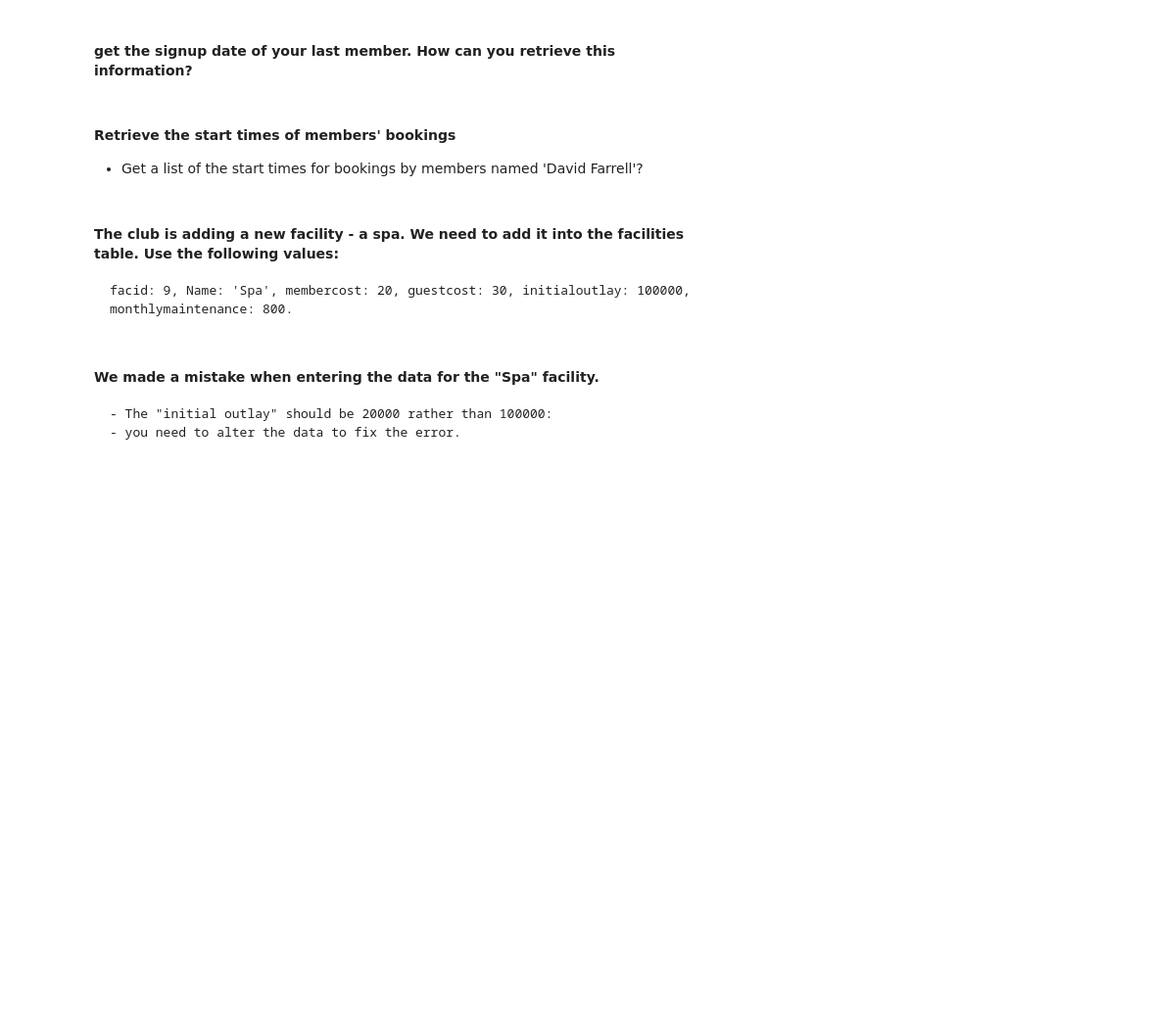
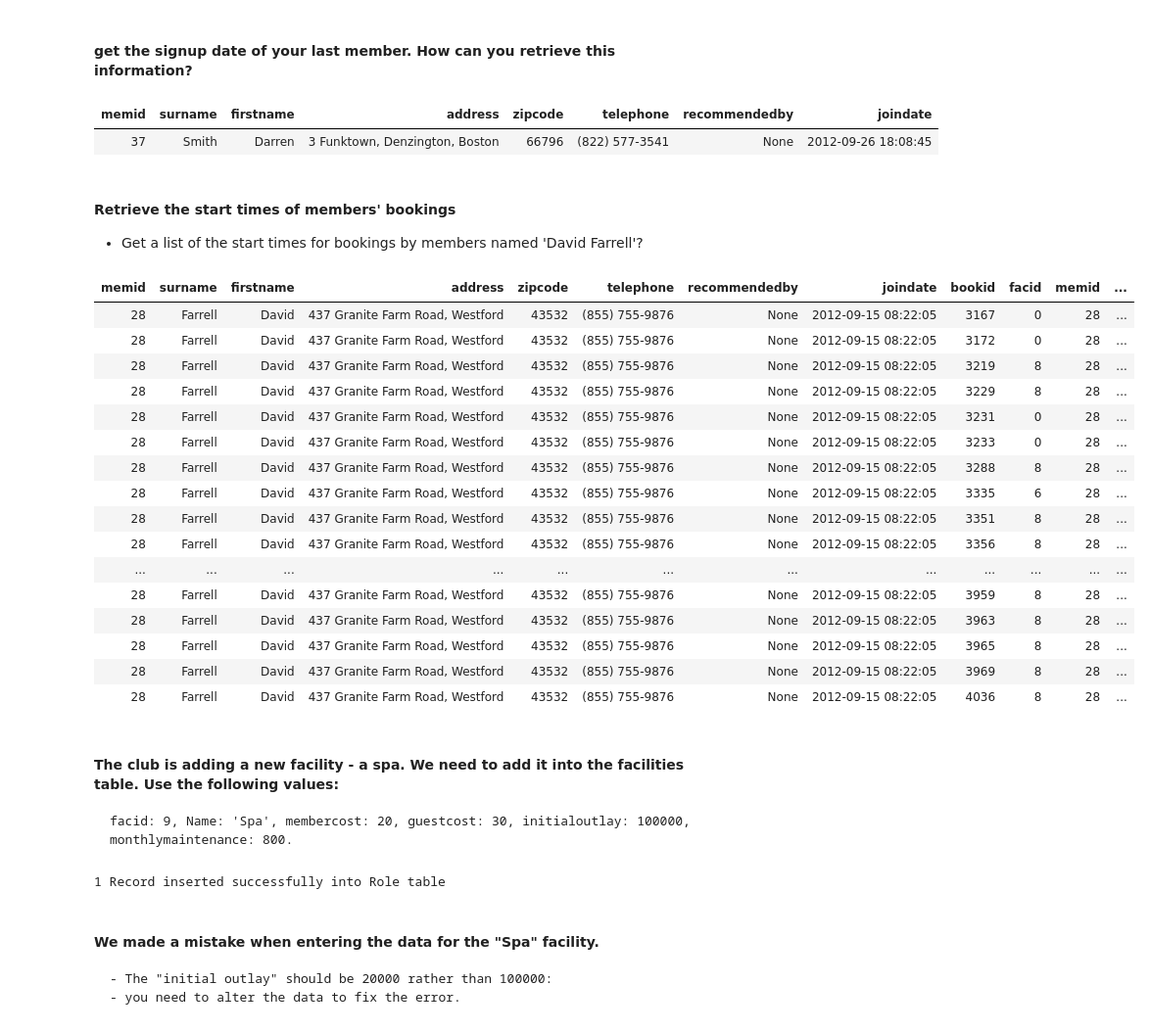
Before and after one commit to haicheviet/dataeng-course-1, a Jupyter notebook: homework_postgres/PostgreSQL-Students.ipynb, the cells around one changed output. Shown at 98% size. Drawn from its saved outputs; the diff is of its cells as text; code cells hidden in the pictures; blank space fills up the shorter version.

Commit message:
done easy questions first

```diff
--- a/homework_postgres/PostgreSQL-Students.ipynb
+++ b/homework_postgres/PostgreSQL-Students.ipynb
@@ -1599,3 +1604,14 @@ display(actorMoviesAgg.style.hide_index())
+# %%
+##YOUR QUERY HERE##
+actorMoviesAgg= pd.read_sql('''SELECT *
+                            FROM cd.members
+                            ORDER BY joindate DESC
+                            LIMIT 1
+                            ''', con)
+display(actorMoviesAgg.style.hide_index())
+# %% [output]
+| memid | surname | firstname | address | zipcode | telephone | recommendedby | joindate |
+| 37 | Smith | Darren | 3 Funktown, Denzington, Boston | 66796 | (822) 577-3541 | None | 2012-09-26 18:08:45 |
 # %% [markdown]
  #### Retrieve the start times of members' bookings
  * Get a list of the start times for bookings by members named 'David Farrell'?
@@ -1604,3 +1618,30 @@ display(actorMoviesAgg.style.hide_index())
+# %%
+##YOUR QUERY HERE##
+actorMoviesAgg= pd.read_sql('''SELECT *
+                            FROM cd.members
+                            RIGHT JOIN cd.bookings
+                            ON cd.members.memid = cd.bookings.memid
+                            WHERE surname='Farrell' and firstname='David'
+                            ''', con)
+display(actorMoviesAgg.style.hide_index())
+# %% [output]
+| memid | surname | firstname | address | zipcode | telephone | recommendedby | joindate | bookid | facid | memid | ... |
+| 28 | Farrell | David | 437 Granite Farm Road, Westford | 43532 | (855) 755-9876 | None | 2012-09-15 08:22:05 | 3167 | 0 | 28 | ... |
+| 28 | Farrell | David | 437 Granite Farm Road, Westford | 43532 | (855) 755-9876 | None | 2012-09-15 08:22:05 | 3172 | 0 | 28 | ... |
+| 28 | Farrell | David | 437 Granite Farm Road, Westford | 43532 | (855) 755-9876 | None | 2012-09-15 08:22:05 | 3219 | 8 | 28 | ... |
+| 28 | Farrell | David | 437 Granite Farm Road, Westford | 43532 | (855) 755-9876 | None | 2012-09-15 08:22:05 | 3229 | 8 | 28 | ... |
+| 28 | Farrell | David | 437 Granite Farm Road, Westford | 43532 | (855) 755-9876 | None | 2012-09-15 08:22:05 | 3231 | 0 | 28 | ... |
+| 28 | Farrell | David | 437 Granite Farm Road, Westford | 43532 | (855) 755-9876 | None | 2012-09-15 08:22:05 | 3233 | 0 | 28 | ... |
+| 28 | Farrell | David | 437 Granite Farm Road, Westford | 43532 | (855) 755-9876 | None | 2012-09-15 08:22:05 | 3288 | 8 | 28 | ... |
+| 28 | Farrell | David | 437 Granite Farm Road, Westford | 43532 | (855) 755-9876 | None | 2012-09-15 08:22:05 | 3335 | 6 | 28 | ... |
+| 28 | Farrell | David | 437 Granite Farm Road, Westford | 43532 | (855) 755-9876 | None | 2012-09-15 08:22:05 | 3351 | 8 | 28 | ... |
+| 28 | Farrell | David | 437 Granite Farm Road, Westford | 43532 | (855) 755-9876 | None | 2012-09-15 08:22:05 | 3356 | 8 | 28 | ... |
+| ... | ... | ... | ... | ... | ... | ... | ... | ... | ... | ... | ... |
+| 28 | Farrell | David | 437 Granite Farm Road, Westford | 43532 | (855) 755-9876 | None | 2012-09-15 08:22:05 | 3959 | 8 | 28 | ... |
+| 28 | Farrell | David | 437 Granite Farm Road, Westford | 43532 | (855) 755-9876 | None | 2012-09-15 08:22:05 | 3963 | 8 | 28 | ... |
+| 28 | Farrell | David | 437 Granite Farm Road, Westford | 43532 | (855) 755-9876 | None | 2012-09-15 08:22:05 | 3965 | 8 | 28 | ... |
+| 28 | Farrell | David | 437 Granite Farm Road, Westford | 43532 | (855) 755-9876 | None | 2012-09-15 08:22:05 | 3969 | 8 | 28 | ... |
+| 28 | Farrell | David | 437 Granite Farm Road, Westford | 43532 | (855) 755-9876 | None | 2012-09-15 08:22:05 | 4036 | 8 | 28 | ... |
 # %% [markdown]
 #### The club is adding a new facility - a spa. We need to add it into the facilities table. Use the following values:
 
@@ -1610,3 +1649,21 @@ display(actorMoviesAgg.style.hide_index())
+# %%
+##YOUR QUERY HERE##
+try:
+    # execute the INSERT statement
+    cursor.execute('''
+                   INSERT INTO cd.facilities (facid,Name,membercost,guestcost,initialoutlay,monthlymaintenance) VALUES(9,'Spa',20,30,100000,800)
+                   ''')
+    # commit the changes to the database
+    con.commit()
+    #the number of inserted rows/tuples
+    count = cursor.rowcount
+    print (count, "Record inserted successfully into Role table")
+
+except (Exception, psycopg2.Error) as error :
+    con.rollback()
+    print ("Error while Inserting the data to the table, Details: ",error)
+# %% [output]
+1 Record inserted successfully into Role table
 # %% [markdown]
 #### We made a mistake when entering the data for the "Spa" facility.
     - The "initial outlay" should be 20000 rather than 100000:
```
Also changed, not shown: parts of 11 cells of this notebook.
